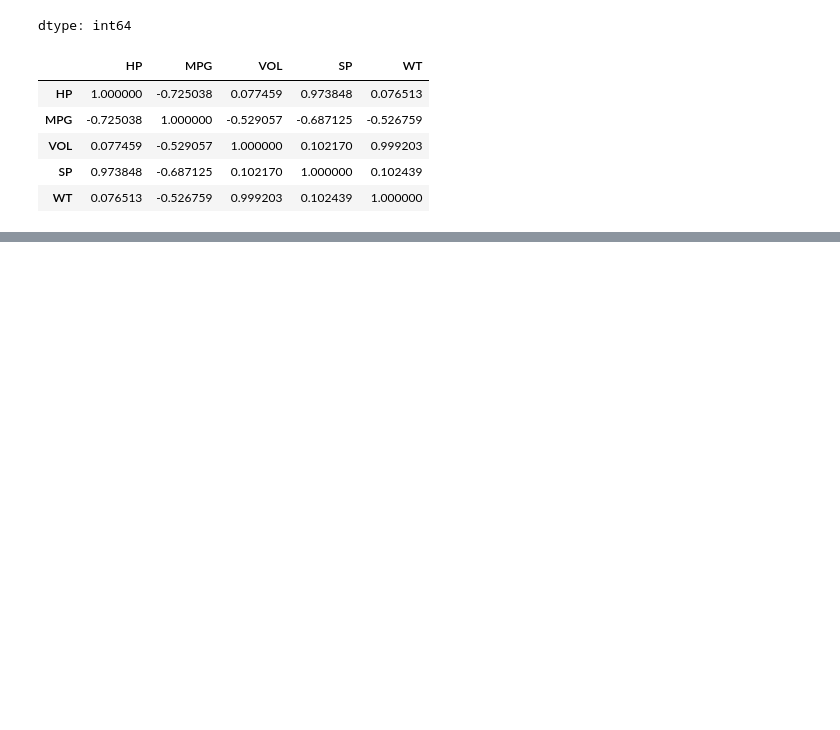
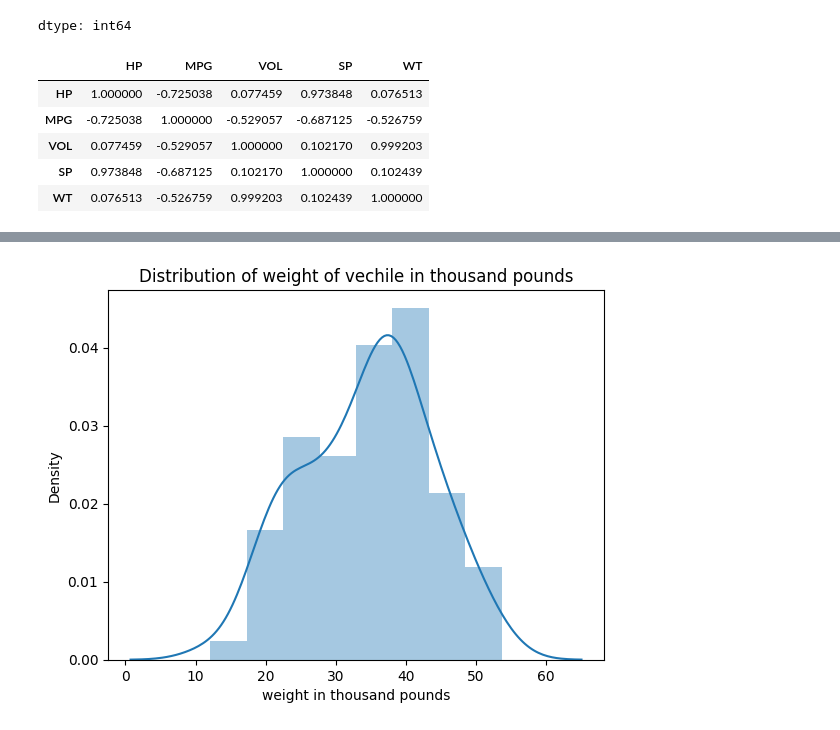
Before and after one commit to Tony-47/training, a Jupyter notebook: day_21.ipynb, the cells around one changed output, grey strips where cells are left out. Saved outputs shown, nothing was run; the diff lists cells and outputs as text; code cells hidden in the pictures; blank space fills up the shorter version.

```diff
--- a/day_21.ipynb
+++ b/day_21.ipynb
@@ -54,0 +74,7 @@ cars.corr()
+# %%
+sns.distplot(x=cars['MPG'])
+plt.title('Distribution of weight of vechile in thousand pounds')
+plt.xlabel('weight in thousand pounds')
+plt.show()
+# %% [output]
+[figure, added]
```
Also changed, not shown: parts of 5 cells of this notebook.
